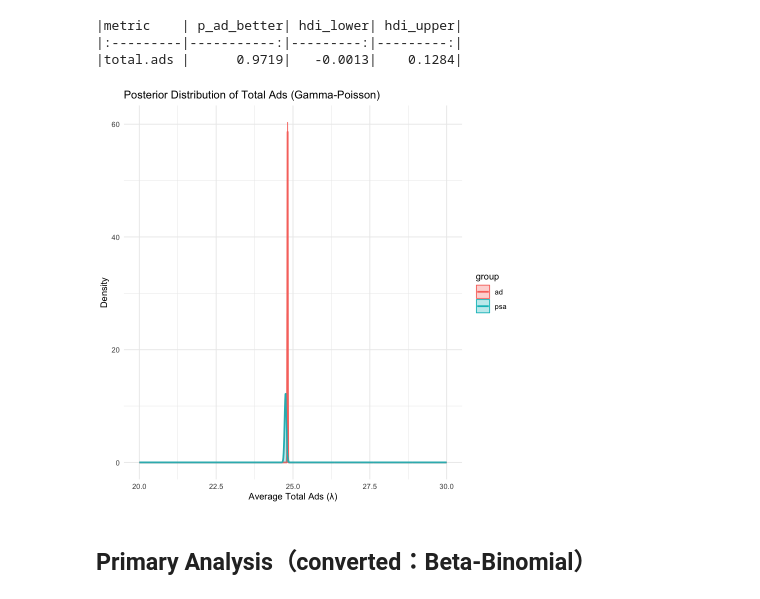
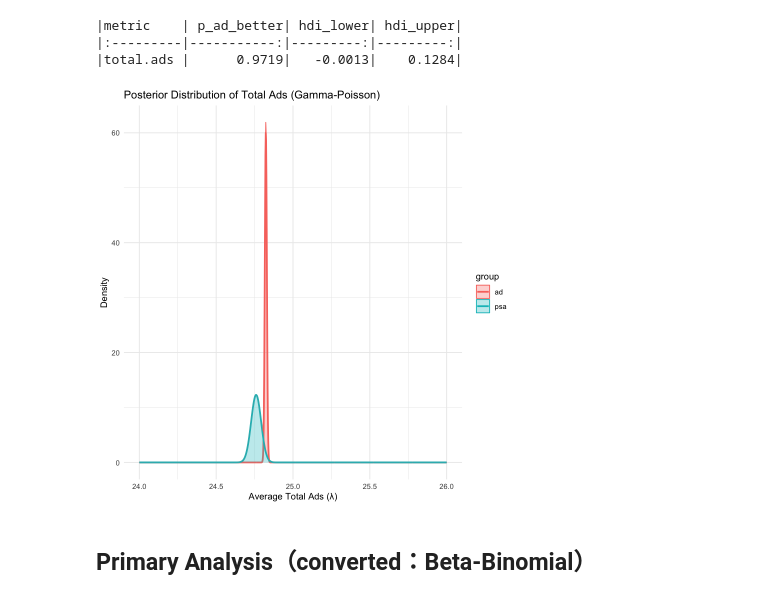
Before and after one commit to ShengPeiWilliam/marketing-ab-testing, a Jupyter notebook: code/marketing_analysis.ipynb, the cells around one changed output. Drawn from its saved outputs; the diff is of its cells as text; code cells hidden in the pictures.

```diff
--- a/code/marketing_analysis.ipynb
+++ b/code/marketing_analysis.ipynb
@@ -558,19 +560,19 @@ make_bayesian_results("total.ads", gp_results)%>%
 |:---------|-----------:|---------:|---------:|
 |total.ads |      0.9719|   -0.0013|    0.1284|
 # %%
-lambda_range <- seq(20, 30, length.out = 1000)
+lambda_range <- seq(24, 26, length.out = 1000)
 
 df_plot_gp <- make_posterior_df(lambda_range, gp_ad, gp_psa, dist = "gamma")
 
 ggplot(df_plot_gp, aes(x = x, y = density, fill = group, color = group)) +
   geom_line(linewidth = 1) +
   geom_area(alpha = 0.3) +
   labs(title = "Posterior Distribution of Total Ads (Gamma-Poisson)",
        x = "Average Total Ads (λ)",
        y = "Density") +
        theme_minimal()
 # %% [output]
-[figure, old version]
+[figure, new version]
 # %% [markdown]
 ##  Primary Analysis（converted：Beta-Binomial）
 # %%
```
Also changed, not shown: parts of 4 cells of this notebook.
